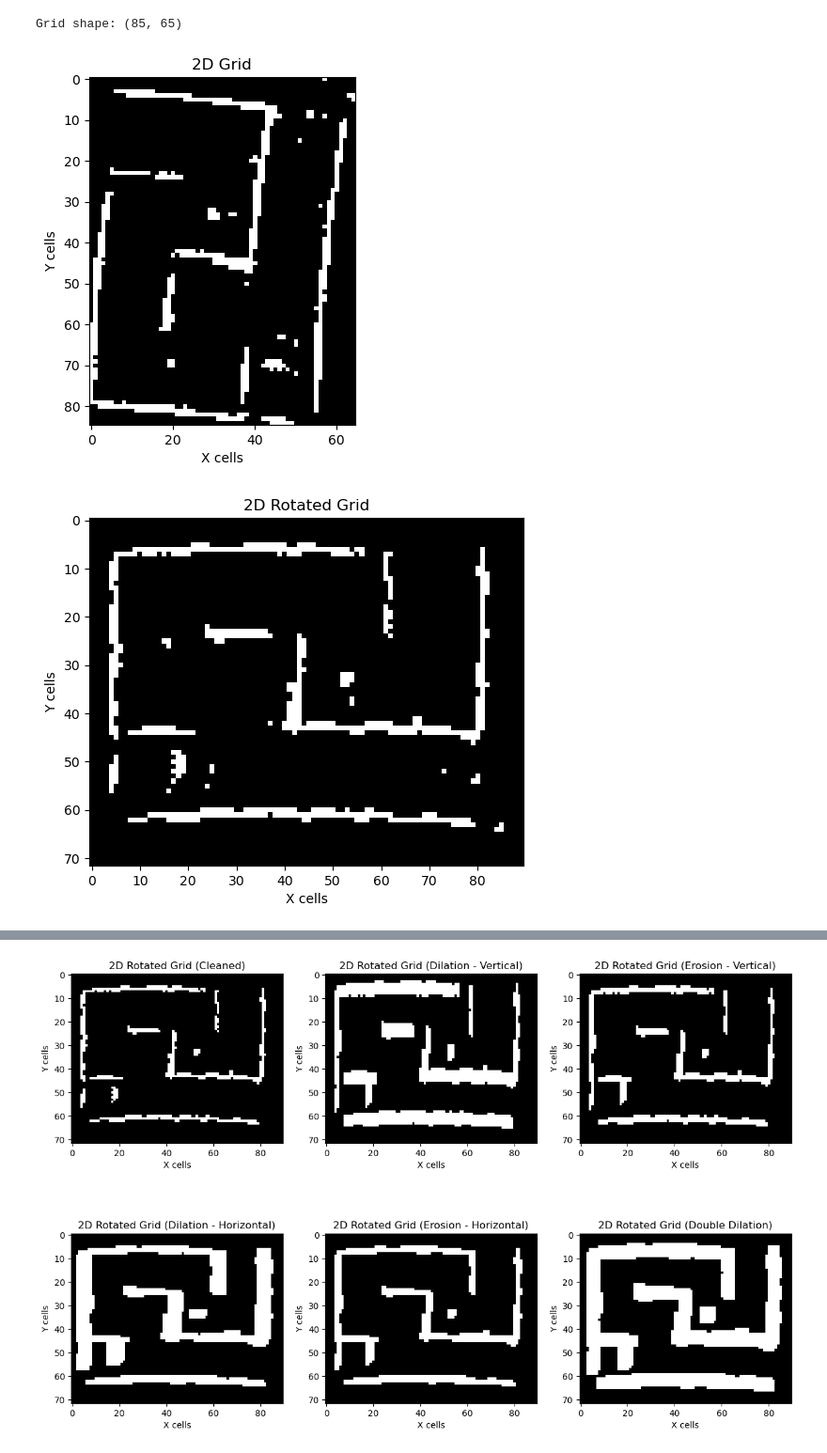
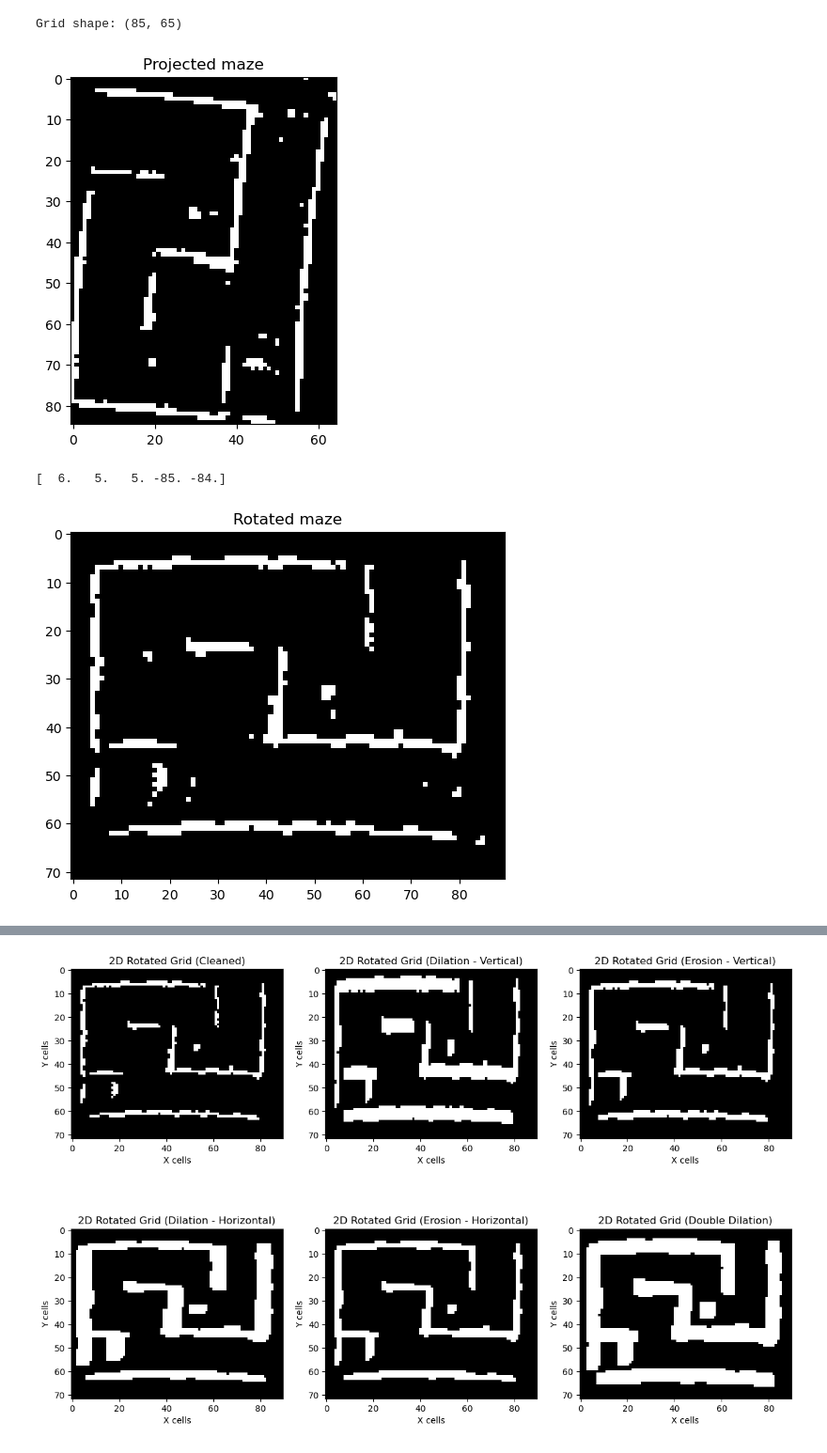
Before and after one commit to m-krastev/var_extensions, a Jupyter notebook: maze_pipeline/notebooks/session_2/2D_grid_maze.ipynb, the cells around one changed output, grey strips where cells are left out. Shown at 94% size. Saved outputs shown, nothing was run; the diff lists cells and outputs as text; code cells hidden in the pictures.

```diff
--- a/maze_pipeline/notebooks/session_2/2D_grid_maze.ipynb
+++ b/maze_pipeline/notebooks/session_2/2D_grid_maze.ipynb
@@ -77,52 +78,53 @@ import matplotlib.pyplot as plt
 
 grid = np.flipud(grid) #flip the grid to match the point cloud
 plt.imshow(grid, cmap='gray', origin='upper')
-plt.xlabel('X cells')
-plt.ylabel('Y cells')
-plt.title('2D Grid')
+# plt.xlabel('X cells')
+# plt.ylabel('Y cells')
+plt.title('Projected maze')
 plt.show()
 
 #TODO need to rotate to the left right after loading the point cloud (in filter_keypoints)
 # %% [output]
-[figure, old version]
+[figure, new version]
 # %%
 # Perform Hough Transform
 hspace, angles, distances = hough_line(grid)
 # Find peaks in the Hough transform
 _, peak_angles, _ = hough_line_peaks(hspace, angles, distances)
-
+print(np.rad2deg(peak_angles))
 # Normalize angles to 0-180 degrees
 normalized_angles = np.rad2deg(peak_angles) % 180
 
 # Create histogram of angles
 hist, bins = np.histogram(normalized_angles, bins=180, range=(0, 180))
 
 # Find the two largest peaks in the histogram
 peaks = np.argsort(hist)[-1]  # Indices of two largest bins
 theta_h = bins[peaks]
 
 rotation_angle = (theta_h - 90)
 (h, w) = grid.shape[:2]
 center = (w // 2, h // 2)
 
 # Compute the bounding box of the rotated image
 cos_theta = np.abs(np.cos(np.deg2rad(rotation_angle)))
 sin_theta = np.abs(np.sin(np.deg2rad(rotation_angle)))
 new_w = int((h * sin_theta) + (w * cos_theta))
 new_h = int((h * cos_theta) + (w * sin_theta))
 
 # Adjust the rotation matrix to account for the translation
 M = cv2.getRotationMatrix2D(center, rotation_angle, 1.0)
 M[0, 2] += (new_w - w) / 2
 M[1, 2] += (new_h - h) / 2
 
 # Perform the rotation
 rotated = cv2.warpAffine(grid, M, (new_w, new_h))
 
 plt.imshow(rotated, cmap='gray', origin='upper')
-plt.xlabel('X cells')
-plt.ylabel('Y cells')
-plt.title('2D Rotated Grid')
+# plt.xlabel('X cells')
+# plt.ylabel('Y cells')
+plt.title('Rotated maze')
 plt.show()
 # %% [output]
+[  6.   5.   5. -85. -84.]
-[figure, old version]
+[figure, new version]
```
Also changed, not shown: parts of 4 cells of this notebook, 4 other files.
